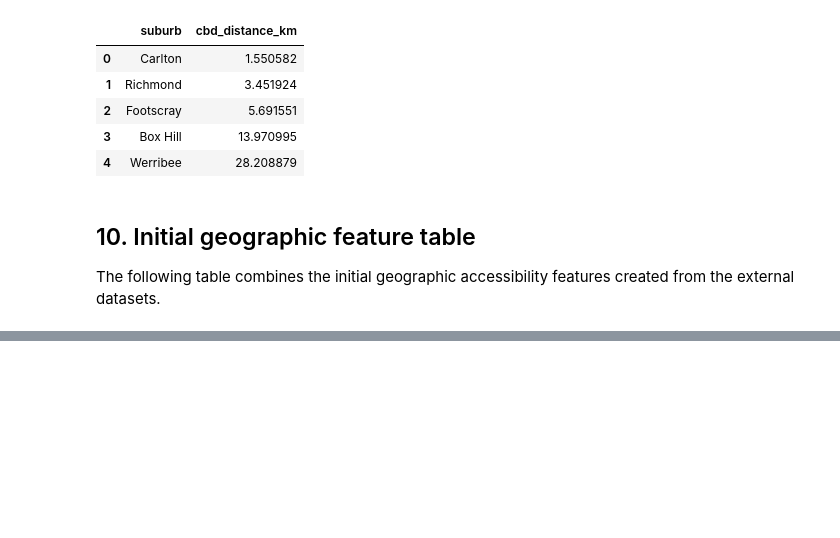
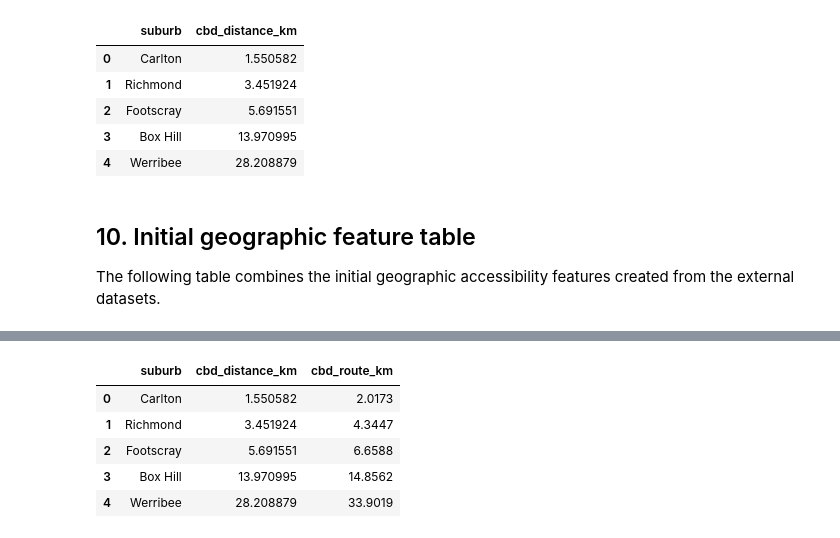
Before and after one commit to mdharmawan19/industry-project-group-55, a Jupyter notebook: notebooks/05_geospatial_routing.ipynb, the cells around one changed output, grey strips where cells are left out. Saved outputs shown, nothing was run; the diff lists cells and outputs as text; code cells hidden in the pictures; blank space fills up the shorter version.

```diff
--- a/notebooks/05_geospatial_routing.ipynb
+++ b/notebooks/05_geospatial_routing.ipynb
@@ -502,0 +525,14 @@ test_locations[
+# %%
+import os
+import requests
+
+from dotenv import load_dotenv
+
+load_dotenv(PROJECT_ROOT / "ors_config.env")
+
+ORS_API_KEY = os.getenv("ORS_API_KEY")
+
+if ORS_API_KEY is None:
+    raise ValueError("ORS_API_KEY was not found.")
+
+print("ORS API key loaded successfully.")
@@ -502,0 +617,30 @@ test_locations[
+# %%
+CBD_LAT = -37.8136
+CBD_LON = 144.9631
+
+test_locations["cbd_route_km"] = (
+    test_locations.apply(
+        lambda row: get_route_distance_km(
+            origin_lon=row["longitude"],
+            origin_lat=row["latitude"],
+            destination_lon=CBD_LON,
+            destination_lat=CBD_LAT
+        ),
+        axis=1
+    )
+)
+
+test_locations[
+    [
+        "suburb",
+        "cbd_distance_km",
+        "cbd_route_km"
+    ]
+]
+# %% [output]
+|  | suburb | cbd_distance_km | cbd_route_km |
+| 0 | Carlton | 1.550582 | 2.0173 |
+| 1 | Richmond | 3.451924 | 4.3447 |
+| 2 | Footscray | 5.691551 | 6.6588 |
+| 3 | Box Hill | 13.970995 | 14.8562 |
+| 4 | Werribee | 28.208879 | 33.9019 |
```
Also changed, not shown: parts of 19 cells of this notebook.
